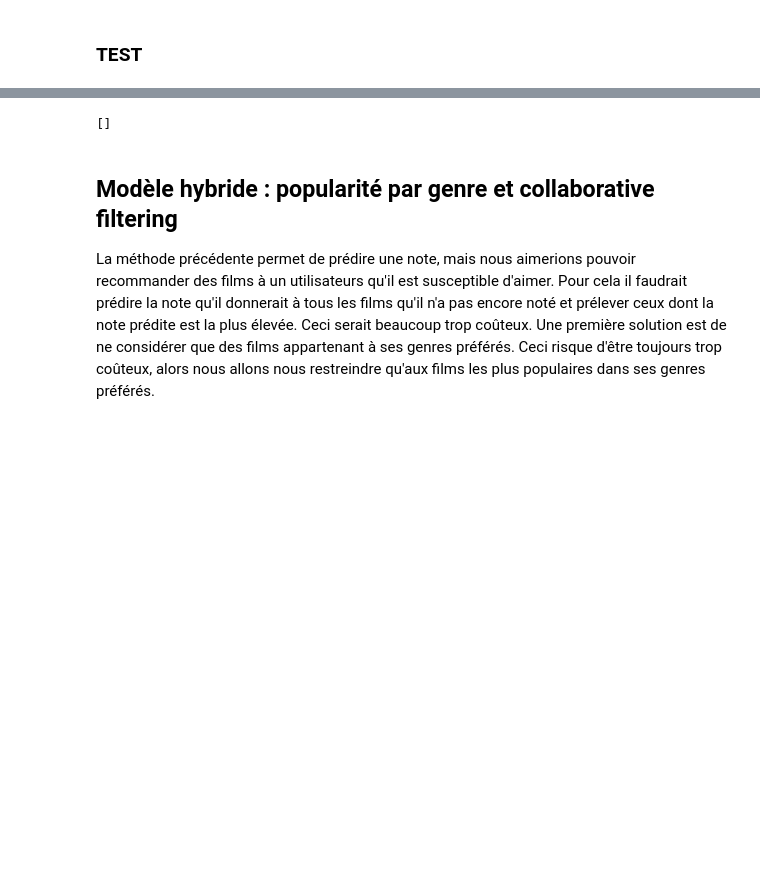
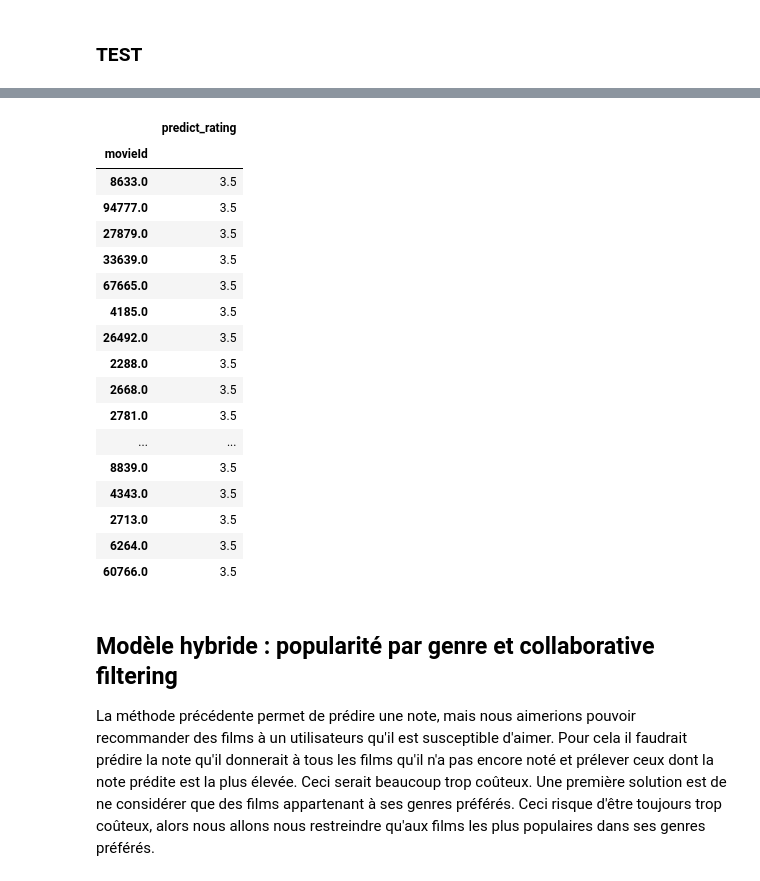
Before and after one commit to AnitaDurr/MovieRecommandation, a Jupyter notebook: MovieNotebook.ipynb, the cells around one changed output, grey strips where cells are left out. Cells and saved outputs as stored; diff of their text form; code cells hidden in the pictures; blank space fills up the shorter version.

Commit message:
no dictionnary in hybrid.recommend

```diff
--- a/MovieNotebook.ipynb
+++ b/MovieNotebook.ipynb
@@ -1528,7 +1530,7 @@ class ModelBasedPredictor:
 
         #prédiction
         pred = np.dot(u, v.T)
-        pred = round(2 * pred) / 2 # la note prédite à une précision de 0.5
+#         pred = round(2 * pred) / 2 # la note prédite à une précision de 0.5
         pred = 5 if pred > 5 else pred # la note prédite se trouve entre 0 et 5
         pred = 0 if pred < 0 else pred
 
@@ -1848,14 +1872,8 @@ class HybridRecommender:
         self.recommender.fit(**param_rec)
 
 
-    def recommend(self, uid, param_pred, param_rec, nb_reco=20):
-        # verification que les arguments donnés dans le dictionnaire params correspondent bien aux paramètre de predictor
-        var_pred = getattr(getattr(self.predictor.predict, '__code__'), 'co_varnames')
-        assert set(param_pred.keys()) <= set(var_pred[1:]), 'invalid arguments given in params' # var[1:] pour enlever 'self'
-        var_rec = getattr(getattr(self.recommender.recommend, '__code__'), 'co_varnames')
-        assert set(param_rec.keys()) <= set(var_rec[1:]), 'invalid arguments given in params' # var[1:] pour enlever 'self'
-
-        dfm_filtered = self.recommender.recommend(**param_rec)
+    def recommend(self, uid, dfr, nb_reco=20):
+        dfm_filtered = self.recommender.recommend(uid, dfr, nb_reco)
 
         predictions = pd.DataFrame(columns=['movieId', 'predict_rating'])
         for mid in dfm_filtered:
@@ -1864,8 +1882,9 @@ class HybridRecommender:
             predictions = predictions.append({'movieId':int(mid), 'predict_rating':rat}, ignore_index=True)
 
         predictions.sort_values(by='predict_rating', ascending=False, inplace=True)
-        reco = list(set(dfm_filtered) & set(predictions))
-        reco = reco[:nb_reco] if len(reco) > nb_reco else reco
+        predictions.set_index('movieId', inplace=True)
+#         reco = list(set(dfm_filtered) & set(predictions))
+        reco = predictions[:nb_reco] if len(predictions) > nb_reco else predictions
         return reco
 # %% [markdown]
 ### TEST
@@ -1872,3 +1894,3 @@ class HybridRecommender:
 # %%
 hr = HybridRecommender(MemoryBasedPredictor, HierarchicalCluster)
-hr.fit({'base':'user','ratings':ratings.sample(100)},{'dfm_cluster':dfm_cluster.sample(100),'method':'set_best_n_clusters', 'n':None})
+hr.fit({'base':'user','ratings':dfr_test},{'dfm_cluster':dfc_test,'method':'set_best_n_clusters', 'n':None})
@@ -1875,7 +1913,24 @@ hr.fit({'base':'user','ratings':ratings.sample(100)},{'dfm_cluster':dfm_cluster.
 # %%
-hr.recommend(100,{},{'uid':100,'ratings':ratings})
+hr.recommend(470, ratings, nb_reco=20)
 # %% [output]
-[]
+|  | predict_rating |
+| movieId |  |
+| 8633.0 | 3.5 |
+| 94777.0 | 3.5 |
+| 27879.0 | 3.5 |
+| 33639.0 | 3.5 |
+| 67665.0 | 3.5 |
+| 4185.0 | 3.5 |
+| 26492.0 | 3.5 |
+| 2288.0 | 3.5 |
+| 2668.0 | 3.5 |
+| 2781.0 | 3.5 |
+| ... | ... |
+| 8839.0 | 3.5 |
+| 4343.0 | 3.5 |
+| 2713.0 | 3.5 |
+| 6264.0 | 3.5 |
+| 60766.0 | 3.5 |
 # %% [markdown]
 ## Modèle hybride : popularité par genre et collaborative filtering
 
```
Also changed, not shown: parts of 6 cells of this notebook.
